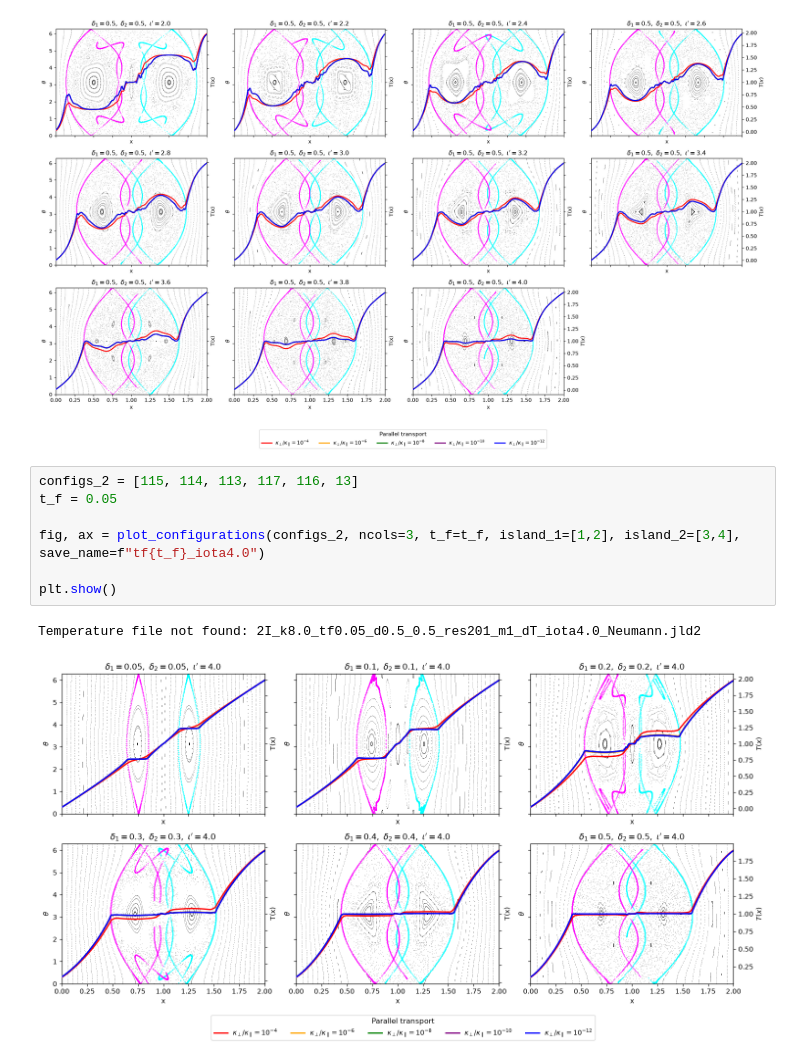
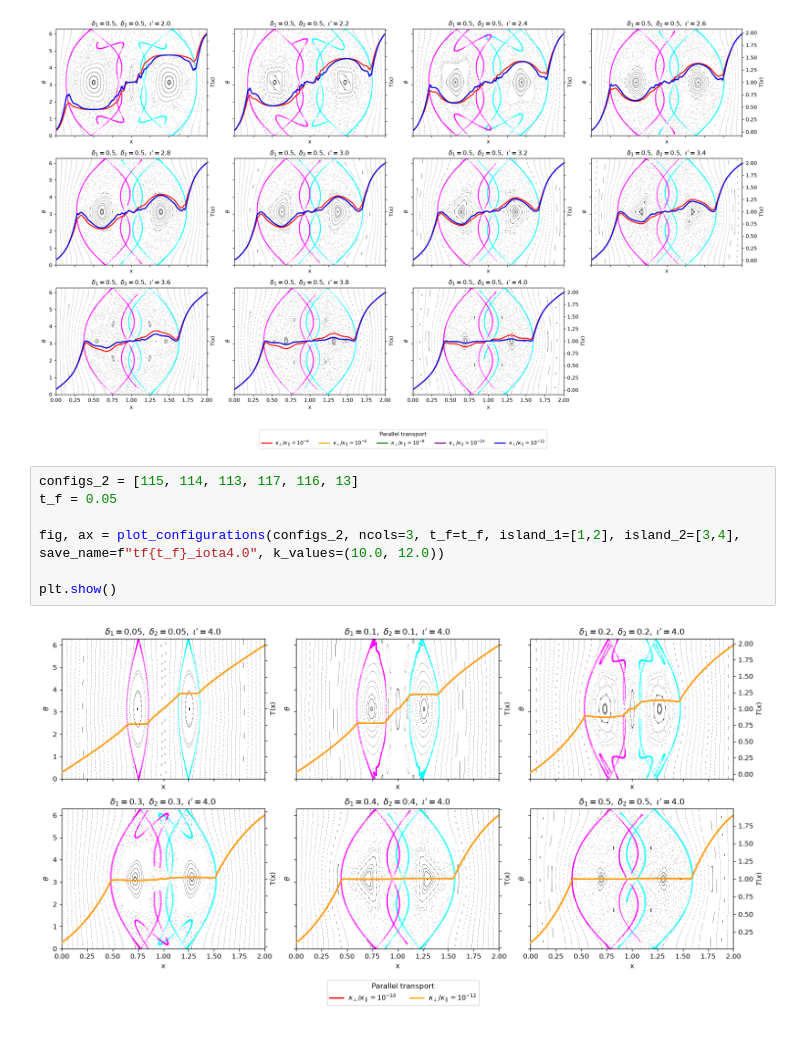
Before and after one commit to mireiaraventos/SdS, a Jupyter notebook: local/Plot_subplots_manifolds.ipynb, the cells around one changed output. Saved outputs shown, nothing was run; the diff lists cells and outputs as text.

Commit message:
Plots

```diff
--- a/local/Plot_subplots_manifolds.ipynb
+++ b/local/Plot_subplots_manifolds.ipynb
@@ -272,13 +272,12 @@ plt.show()
 # %%
 configs_2 = [115, 114, 113, 117, 116, 13]
 t_f = 0.05
 
-fig, ax = plot_configurations(configs_2, ncols=3, t_f=t_f, island_1=[1,2], island_2=[3,4], save_name=f"tf{t_f}_iota4.0")
+fig, ax = plot_configurations(configs_2, ncols=3, t_f=t_f, island_1=[1,2], island_2=[3,4], save_name=f"tf{t_f}_iota4.0", k_values=(10.0, 12.0))
 
 plt.show()
 # %% [output]
-Temperature file not found: 2I_k8.0_tf0.05_d0.5_0.5_res201_m1_dT_iota4.0_Neumann.jld2
-[figure, old version]
+[figure, new version]
 # %%
 configs_3 = [118, 122, 123, 18, 120, 121] #119,
 t_f = 0.05
```
Also changed, not shown: parts of 2 cells of this notebook.
